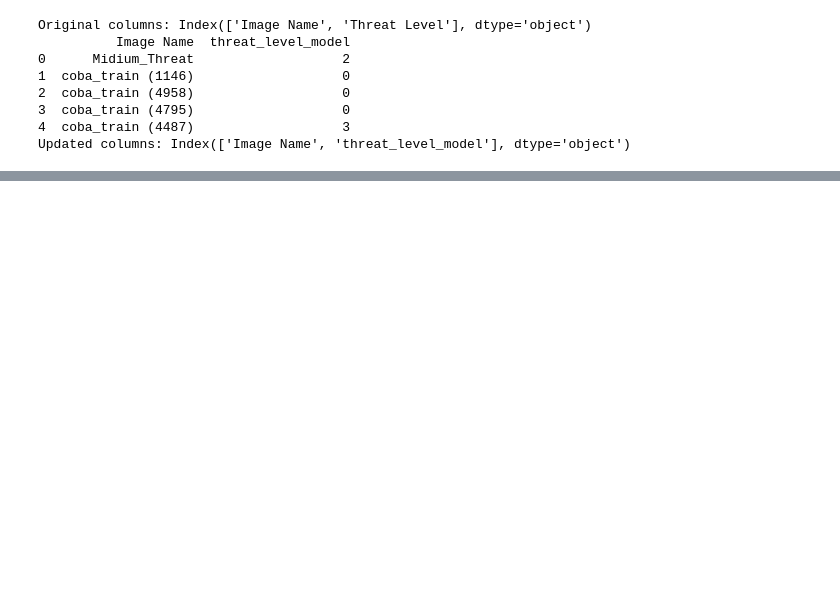
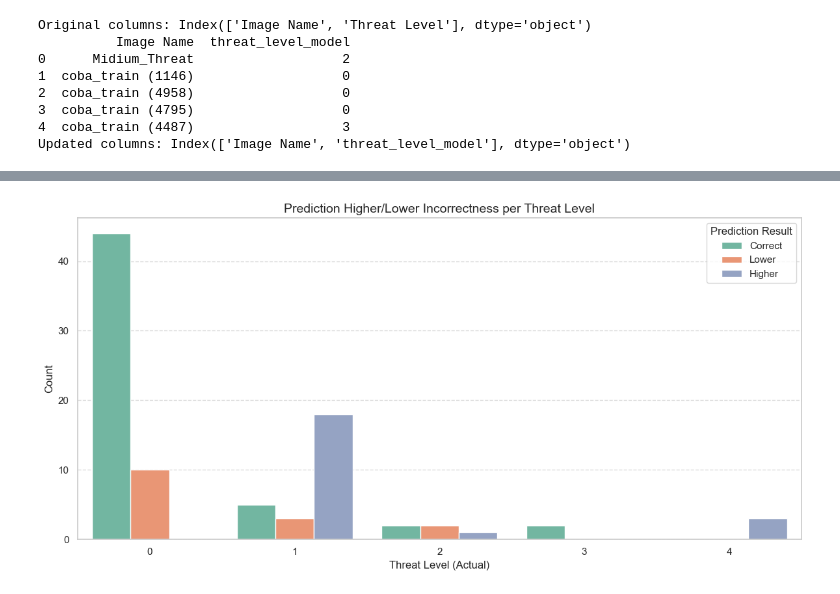
Before and after one commit to ArmouredstrikeCRK/Threat_Analyzer_Autogen_Multiagent, a Jupyter notebook: Experiments_notebook.ipynb, the cells around one changed output, grey strips where cells are left out. Drawn from its saved outputs; the diff is of its cells as text; code cells hidden in the pictures; blank space fills up the shorter version.

```diff
--- a/Experiments_notebook.ipynb
+++ b/Experiments_notebook.ipynb
@@ -333,0 +335,79 @@ Threat level with the most mismatches: 1
+# %%
+
+# Import necessary libraries
+import os
+import matplotlib.pyplot as plt
+import seaborn as sns
+import pandas as pd
+from sklearn.metrics import confusion_matrix, ConfusionMatrixDisplay
+import numpy as np
+
+# Ensure both columns are numeric
+merged_df['Threat Level'] = pd.to_numeric(merged_df['Threat Level'], errors='coerce').fillna(0).astype(int)
+merged_df['threat_level_model'] = pd.to_numeric(merged_df['threat_level_model'], errors='coerce').fillna(0).astype(int)
+
+# Add a new column to classify predictions
+def classify_prediction(row):
+    if row['Threat Level'] > row['threat_level_model']:
+        return "Higher"
+    elif row['Threat Level'] < row['threat_level_model']:
+        return "Lower"
+    else:
+        return "Correct"
+
+merged_df['Prediction Result'] = merged_df.apply(classify_prediction, axis=1)
+
+# Group by Threat Level and Prediction Result for bar chart
+grouped_data = merged_df.groupby(['Threat Level', 'Prediction Result']).size().reset_index(name='Count')
+
+# Calculate mismatches per correct threat level
+mismatch_counts = merged_df[merged_df['Prediction Result'] != 'Correct'].groupby('Threat Level').size()
+
+# Display mismatch counts
+print("Number of mismatches per correct threat level:")
+print(mismatch_counts)
+
+# Plot 1: Bar chart for higher/lower/correct predictions per threat level
+plt.figure(figsize=(12, 6))
+sns.barplot(data=grouped_data, x='Threat Level', y='Count', hue='Prediction Result', palette='Set2')
+plt.title('Prediction Higher/Lower Incorrectness per Threat Level', fontsize=14)
+plt.xlabel('Threat Level (Actual)', fontsize=12)
+plt.ylabel('Count', fontsize=12)
+plt.legend(title='Prediction Result', loc='upper right')
+plt.grid(axis='y', linestyle='--', alpha=0.7)
+plt.tight_layout()
+plt.show()
+
+# Plot 2: Scatter plot for predictions vs actual threat levels
+plt.figure(figsize=(10, 6))
+sns.scatterplot(
+    data=merged_df,
+    x='threat_level_model',
+    y='Threat Level',
+    hue='Prediction Result',  # Color points by Prediction Result
+    palette='Set2',
+    s=100,  # Size of the points
+    alpha=0.8
+)
+
+# Add labels and title
+plt.title('Scatter Plot of Predictions vs Actual Threat Levels', fontsize=14)
+plt.xlabel('Predicted Threat Level', fontsize=12)
+plt.ylabel('Actual Threat Level', fontsize=12)
+plt.grid(alpha=0.3)
+plt.legend(title='Prediction Result', loc='upper left')
+plt.tight_layout()
+plt.show()
+
+# Generate the confusion matrix
+cm = confusion_matrix(merged_df['Threat Level'], merged_df['threat_level_model'], labels=np.unique(merged_df['Threat Level']))
+
+# Create a heatmap for the confusion matrix
+plt.figure(figsize=(8, 6))
+sns.heatmap(cm, annot=True, fmt='d', cmap='Blues', xticklabels=np.unique(merged_df['Threat Level']), yticklabels=np.unique(merged_df['Threat Level']))
+plt.title('Confusion Matrix', fontsize=14)
+plt.xlabel('Predicted Threat Level', fontsize=12)
+plt.ylabel('Actual Threat Level', fontsize=12)
+plt.tight_layout()
+plt.show()
+# %% [output]
@@ -333,0 +421 @@ Threat level with the most mismatches: 1
+[figure, added]
```
Also changed, not shown: parts of 11 cells of this notebook, 7 other files.
